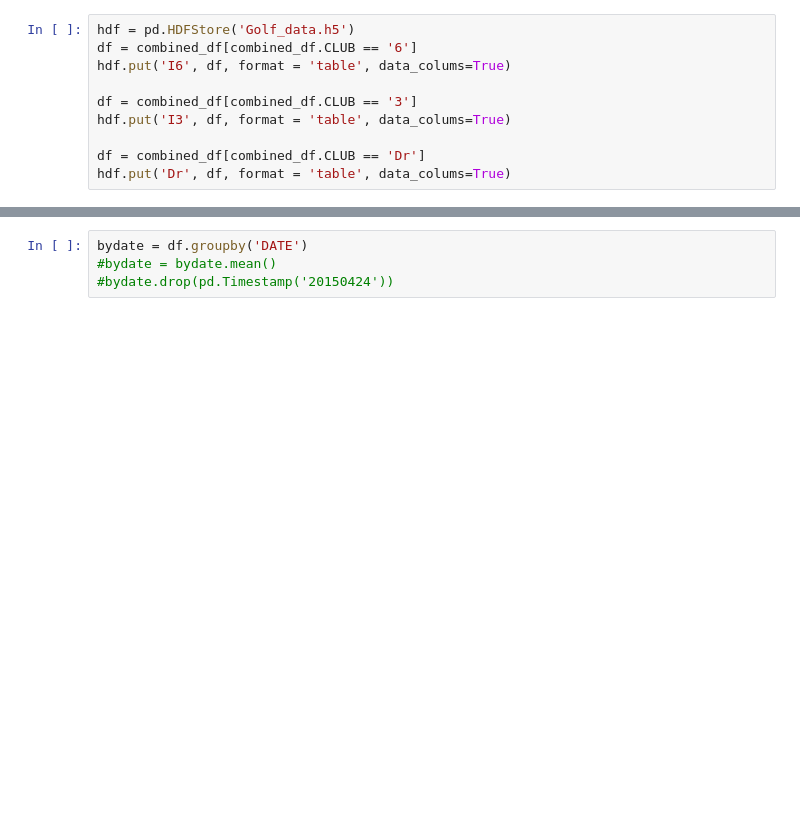
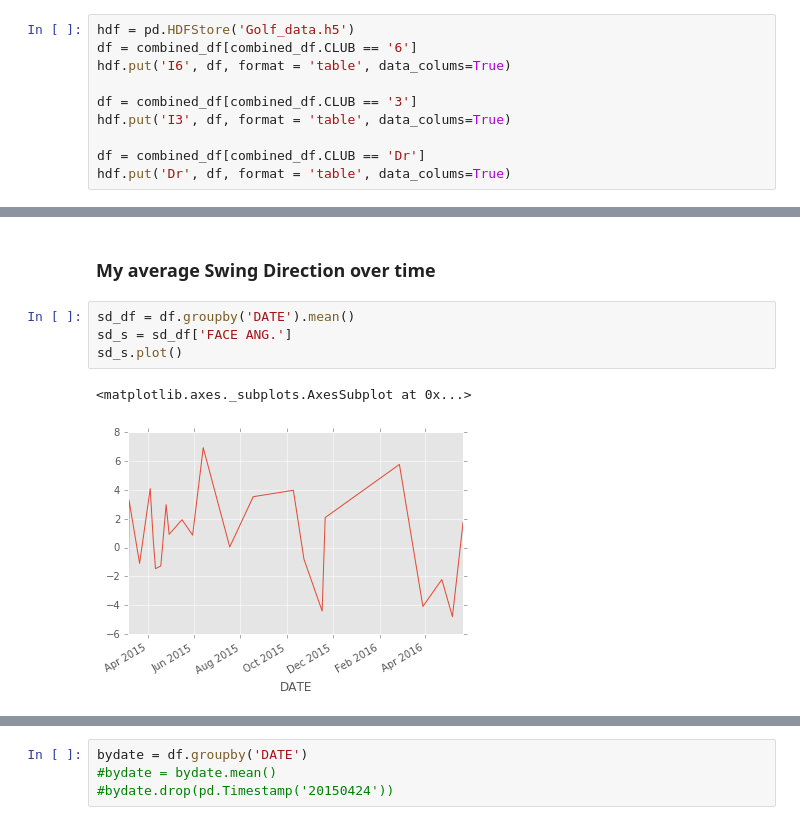
Before and after one commit to kranti1/golfscores, a Jupyter notebook: ExtractData.ipynb, the cells around one changed output, grey strips where cells are left out. Cells and saved outputs as stored; diff of their text form; blank space fills up the shorter version.

```diff
--- a/ExtractData.ipynb
+++ b/ExtractData.ipynb
@@ -121,0 +179,9 @@ hdf['I6']
+# %% [markdown]
+### My average Swing Direction over time
+# %%
+sd_df = df.groupby('DATE').mean()
+sd_s = sd_df['FACE ANG.']
+sd_s.plot()
+# %% [output]
+<matplotlib.axes._subplots.AxesSubplot at 0x...>
+[figure, added]
```
Also changed, not shown: parts of 31 cells of this notebook, 3 other files.
